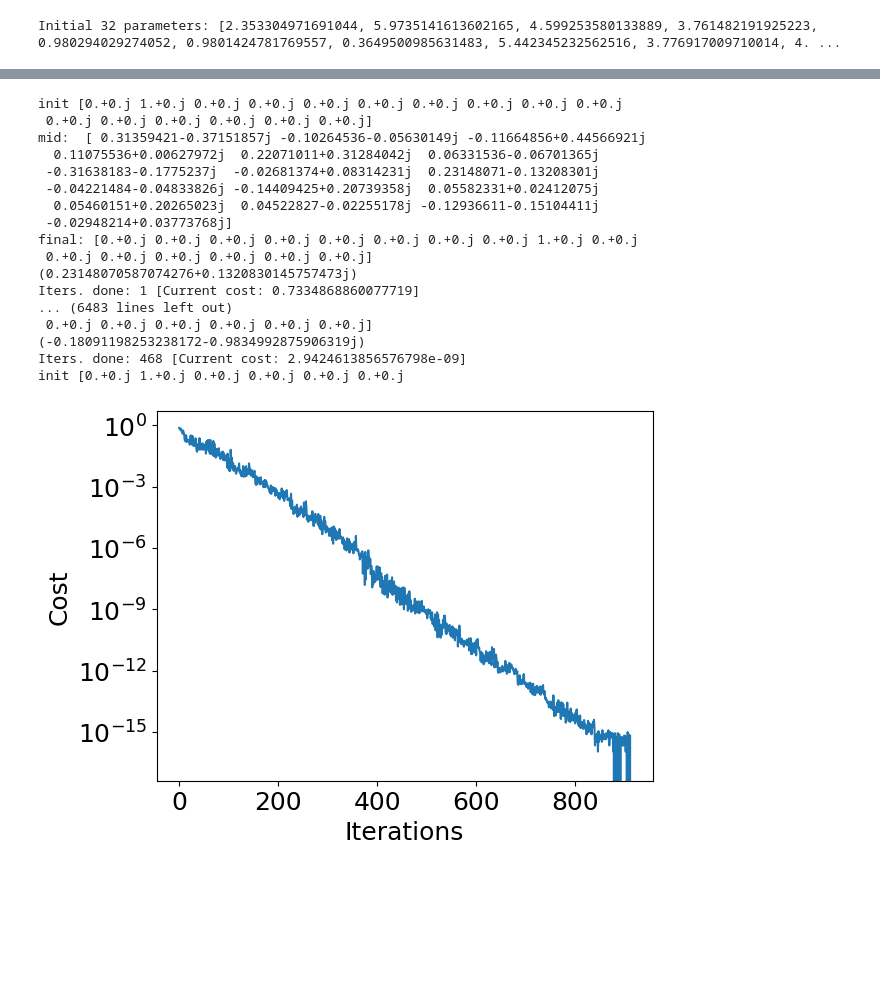
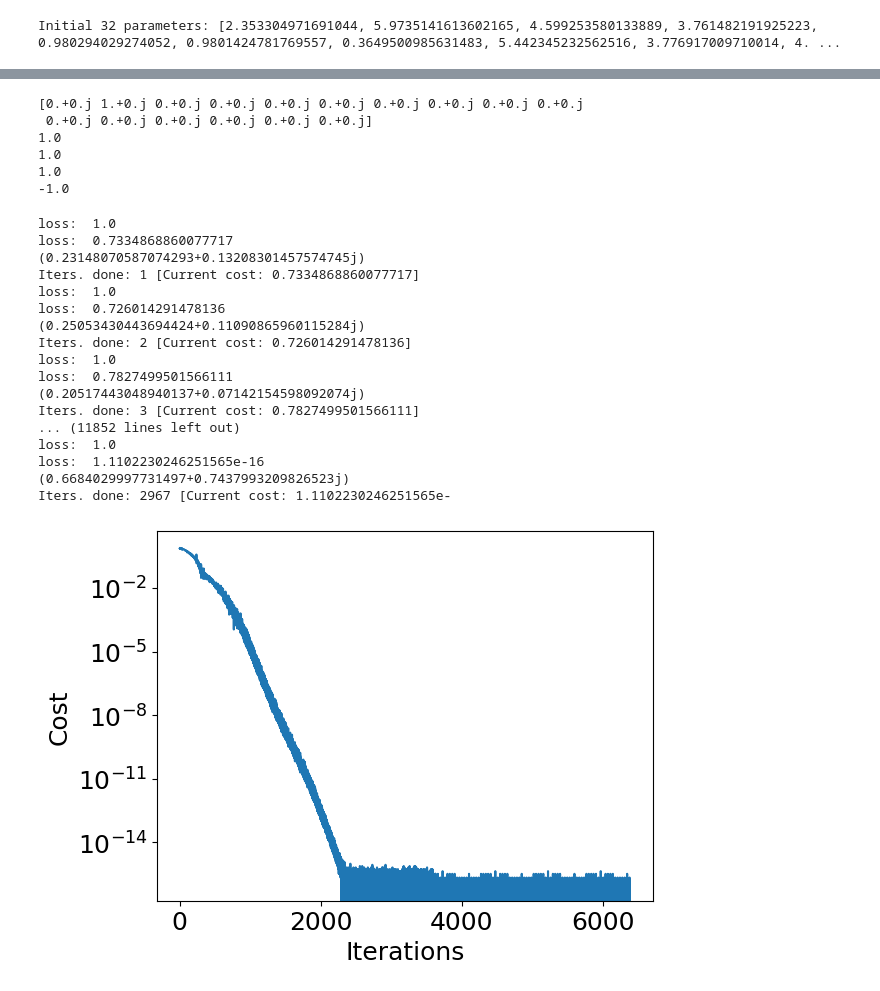
Before and after one commit to sofips/optimal_qst, a Jupyter notebook: qulacs.ipynb, the cells around one changed output, grey strips where cells are left out. Saved outputs shown, nothing was run; the diff lists cells and outputs as text; code cells hidden in the pictures; blank space fills up the shorter version.

Commit message:
test exp values

```diff
--- a/qulacs.ipynb
+++ b/qulacs.ipynb
@@ -68 +60,39 @@ print(inner_product(state1,nstate))
+# %%
+from qulacs.state import inner_product
+
+state1 = QuantumState(nqubit)
+nstate = QuantumState(nqubit)
+
+state1.set_computational_basis(0b0001)
+nstate.set_computational_basis(0b1000)
+print(state1.get_vector())
+
+
+
+# Create observable Z_0
+from qulacs import Observable
+
+z0 = Observable(nqubit)
+z0.add_operator(1.,'Z 0')
+
+z1 = Observable(nqubit)
+z1.add_operator(1.,'Z 1')
+
+z2 = Observable(nqubit)
+z2.add_operator(1.,'Z 2')
+
+z3 = Observable(nqubit)
+z3.add_operator(1.,'Z 3')
+
+print(z0.get_expectation_value(nstate))
+print(z1.get_expectation_value(nstate))
+print(z2.get_expectation_value(nstate))
+print(z3.get_expectation_value(nstate))
+# %% [output]
+[0.+0.j 1.+0.j 0.+0.j 0.+0.j 0.+0.j 0.+0.j 0.+0.j 0.+0.j 0.+0.j 0.+0.j
+ 0.+0.j 0.+0.j 0.+0.j 0.+0.j 0.+0.j 0.+0.j]
+1.0
+1.0
+1.0
+-1.0
 # %%
@@ -142,43 +158,43 @@ def cost_func(theta):
 # %%
 from scipy.optimize import minimize
 cost_history_dict = {
     "prev_vector": None,
     "iters": 0,
     "cost_history": [],
 }
-result = minimize(cost_func, theta_init, method='cobyla', tol=1e-8)
+result = minimize(cost_func, theta_init, method='Nelder-Mead', tol=1e-16)
 print(result.message)
 print(result.fun)
 print(result.x/np.pi)
 
 all(cost_history_dict["prev_vector"] == result.x)
 cost_history_dict["iters"] == result.nfev
 fig, ax = plt.subplots()
 ax.plot(range(cost_history_dict["iters"]), cost_history_dict["cost_history"])
 ax.axhline(y=0, color='r', linestyle='--', label="Energía objetivo (-1.84)")
 ax.set_xlabel("Iterations")
 ax.set_ylabel("Cost")
 ax.set_yscale("log")
 plt.draw()
 # %% [output]
-init [0.+0.j 1.+0.j 0.+0.j 0.+0.j 0.+0.j 0.+0.j 0.+0.j 0.+0.j 0.+0.j 0.+0.j
- 0.+0.j 0.+0.j 0.+0.j 0.+0.j 0.+0.j 0.+0.j]
-mid:  [ 0.31359421-0.37151857j -0.10264536-0.05630149j -0.11664856+0.44566921j
-  0.11075536+0.00627972j  0.22071011+0.31284042j  0.06331536-0.06701365j
- -0.31638183-0.1775237j  -0.02681374+0.08314231j  0.23148071-0.13208301j
- -0.04221484-0.04833826j -0.14409425+0.20739358j  0.05582331+0.02412075j
-  0.05460151+0.20265023j  0.04522827-0.02255178j -0.12936611-0.15104411j
- -0.02948214+0.03773768j]
-final: [0.+0.j 0.+0.j 0.+0.j 0.+0.j 0.+0.j 0.+0.j 0.+0.j 0.+0.j 1.+0.j 0.+0.j
- 0.+0.j 0.+0.j 0.+0.j 0.+0.j 0.+0.j 0.+0.j]
-(0.23148070587074276+0.1320830145757473j)
-Iters. done: 1 [Current cost: 0.7334868860077719]
-... (6483 lines left out)
- 0.+0.j 0.+0.j 0.+0.j 0.+0.j 0.+0.j 0.+0.j]
-(-0.18091198253238172-0.9834992875906319j)
-Iters. done: 468 [Current cost: 2.9424613856576798e-09]
-init [0.+0.j 1.+0.j 0.+0.j 0.+0.j 0.+0.j 0.+0.j
+loss:  1.0
+loss:  0.7334868860077717
+(0.23148070587074293+0.13208301457574745j)
+Iters. done: 1 [Current cost: 0.7334868860077717]
+loss:  1.0
+loss:  0.726014291478136
+(0.25053430443694424+0.11090865960115284j)
+Iters. done: 2 [Current cost: 0.726014291478136]
+loss:  1.0
+loss:  0.7827499501566111
+(0.20517443048940137+0.07142154598092074j)
+Iters. done: 3 [Current cost: 0.7827499501566111]
+... (11852 lines left out)
+loss:  1.0
+loss:  1.1102230246251565e-16
+(0.6684029997731497+0.7437993209826523j)
+Iters. done: 2967 [Current cost: 1.1102230246251565e-
-[figure, old version]
+[figure, new version]
 # %%
 parameter_count = qc.get_parameter_count()
 theta_fin = [qc.get_parameter(ind) for ind in range(parameter_count)]
```
Also changed, not shown: parts of 8 cells of this notebook.
